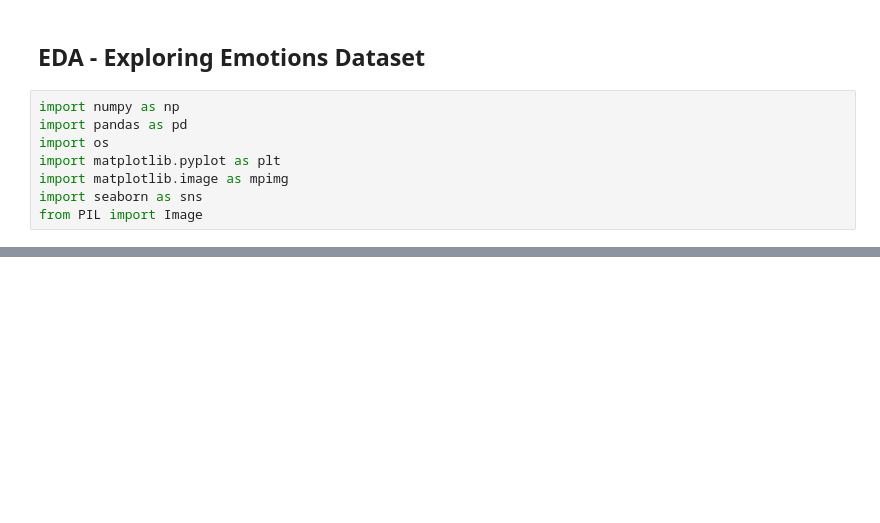
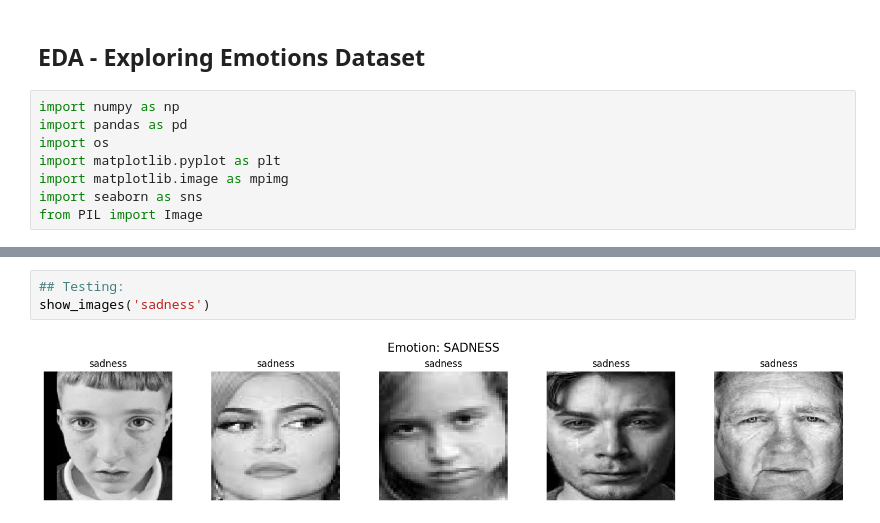
Before and after one commit to hannahkiesow/face_it, a Jupyter notebook: eda_rafa/dataset_exploration.ipynb, the cells around one changed output, grey strips where cells are left out. Drawn from its saved outputs; the diff is of its cells as text; blank space fills up the shorter version.

```diff
--- a/eda_rafa/dataset_exploration.ipynb
+++ b/eda_rafa/dataset_exploration.ipynb
@@ -103,0 +117,5 @@ nothing added to commit but untracked files present (use "git add" to track)
+# %%
+## Testing:
+show_images('sadness')
+# %% [output]
+[figure, added]
```
Also changed, not shown: parts of 21 cells of this notebook.
